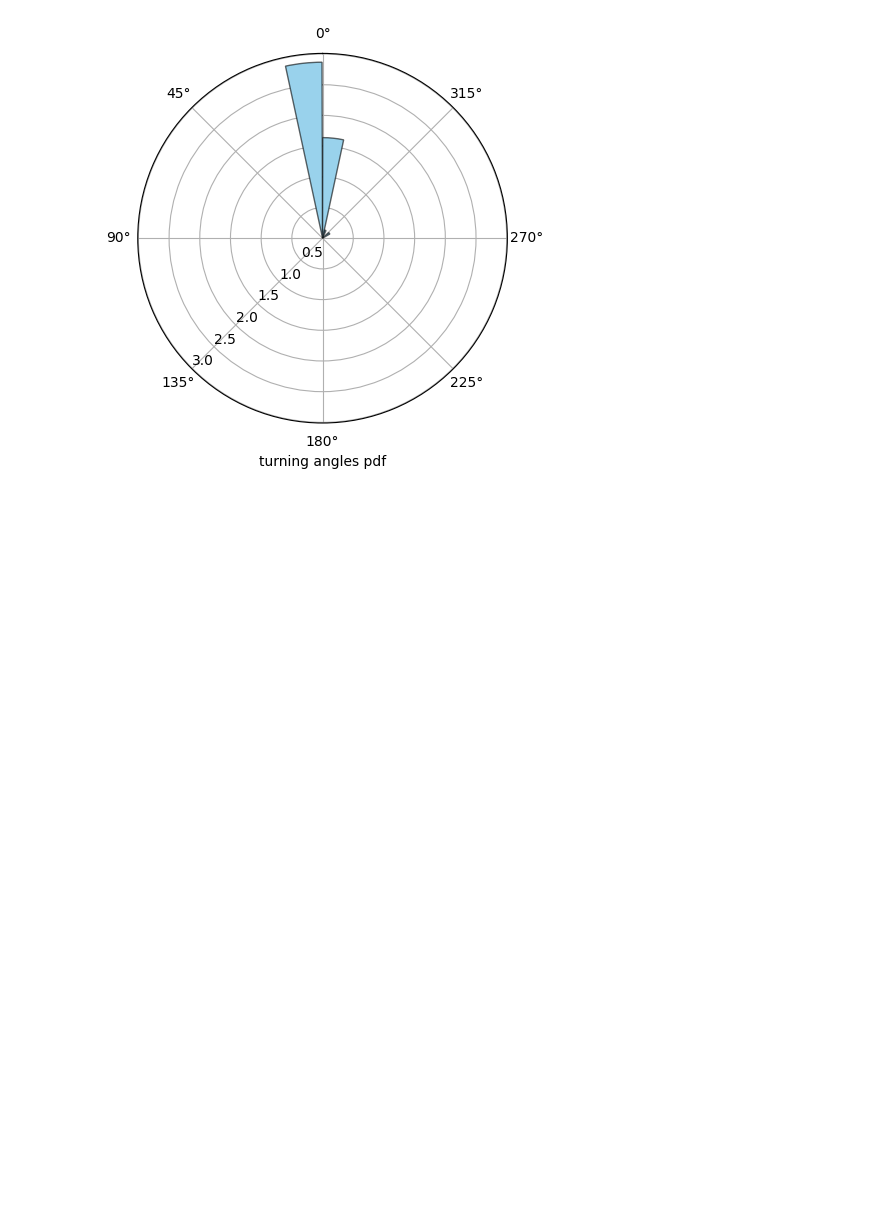
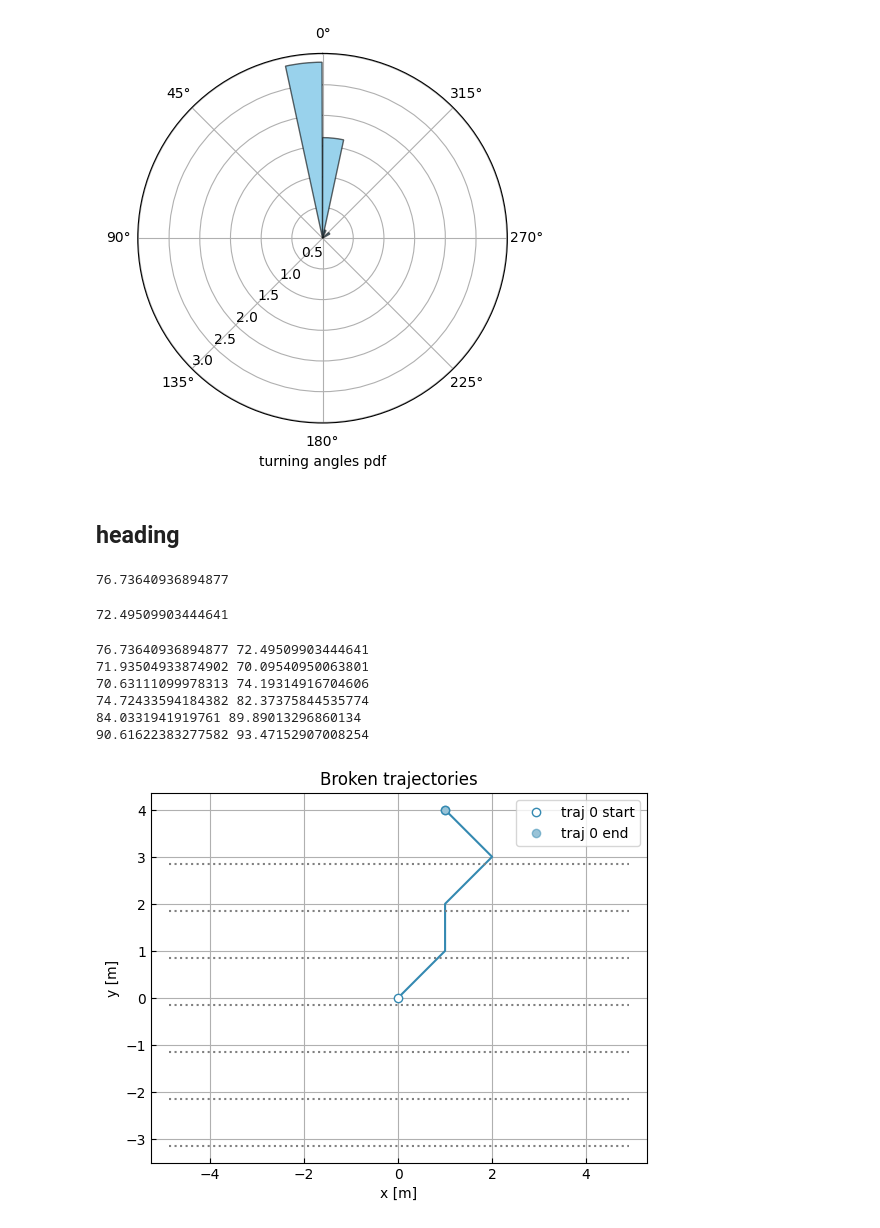
Before and after one commit to adhocmaster/diverging-trajectories, a Jupyter notebook: src/notebooks/break-by-y-axis.ipynb, the cells around one changed output. Cells and saved outputs as stored; diff of their text form; code cells hidden in the pictures; blank space fills up the shorter version.

Commit message:
heading done

```diff
--- a/src/notebooks/break-by-y-axis.ipynb
+++ b/src/notebooks/break-by-y-axis.ipynb
@@ -237,3 +213,37 @@ patternVisualizer.turnHist(newPatterns)
 [figure]
 [figure]
 [figure]
+# %% [markdown]
+## heading
+# %%
+patterns[0].headingStart
+# %% [output]
+76.73640936894877
+# %%
+patterns[0].headingEnd
+# %% [output]
+72.49509903444641
+# %%
+for pattern in patterns:
+    print(pattern.headingStart, pattern.headingEnd)
+# %% [output]
+76.73640936894877 72.49509903444641
+71.93504933874902 70.09540950063801
+70.63111099978313 74.19314916704606
+74.72433594184382 82.37375844535774
+84.0331941919761 89.89013296860134
+90.61622383277582 93.47152907008254
+# %%
+from diverging_trajectories.pattern.Pattern import Pattern
+patternAny = Pattern("none", interval=1, patternSeqNo=0, points=[(0, 0), (1, 1), (1, 2), (2, 3), (1, 4)])
+# %%
+
+patternVisualizer.plotPatterns(
+    [patternAny],
+    hLines=extractor.segmentOffsets,
+    xmin=pedDf["sceneX"].min(),
+    xmax=pedDf["sceneX"].max(),
+    title="Broken trajectories"
+)
+# %% [output]
+[figure, added]
```
Also changed, not shown: parts of 5 cells of this notebook, 2 other files.
